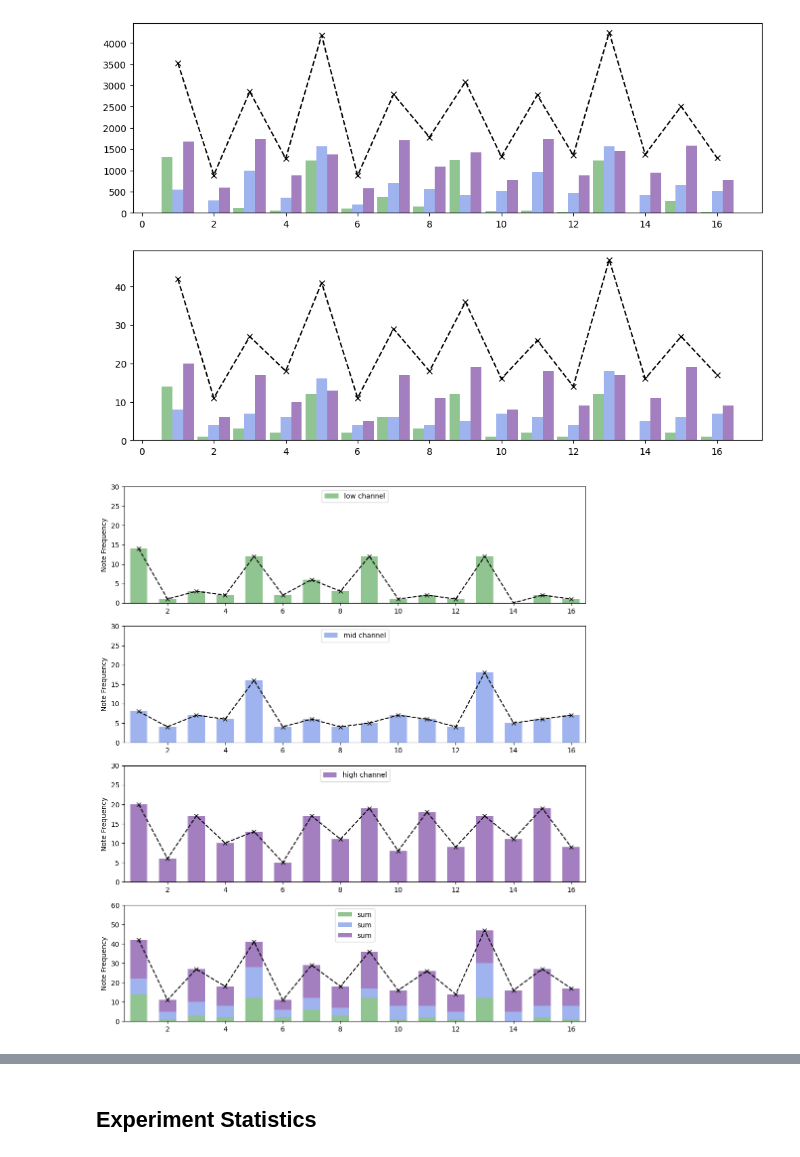
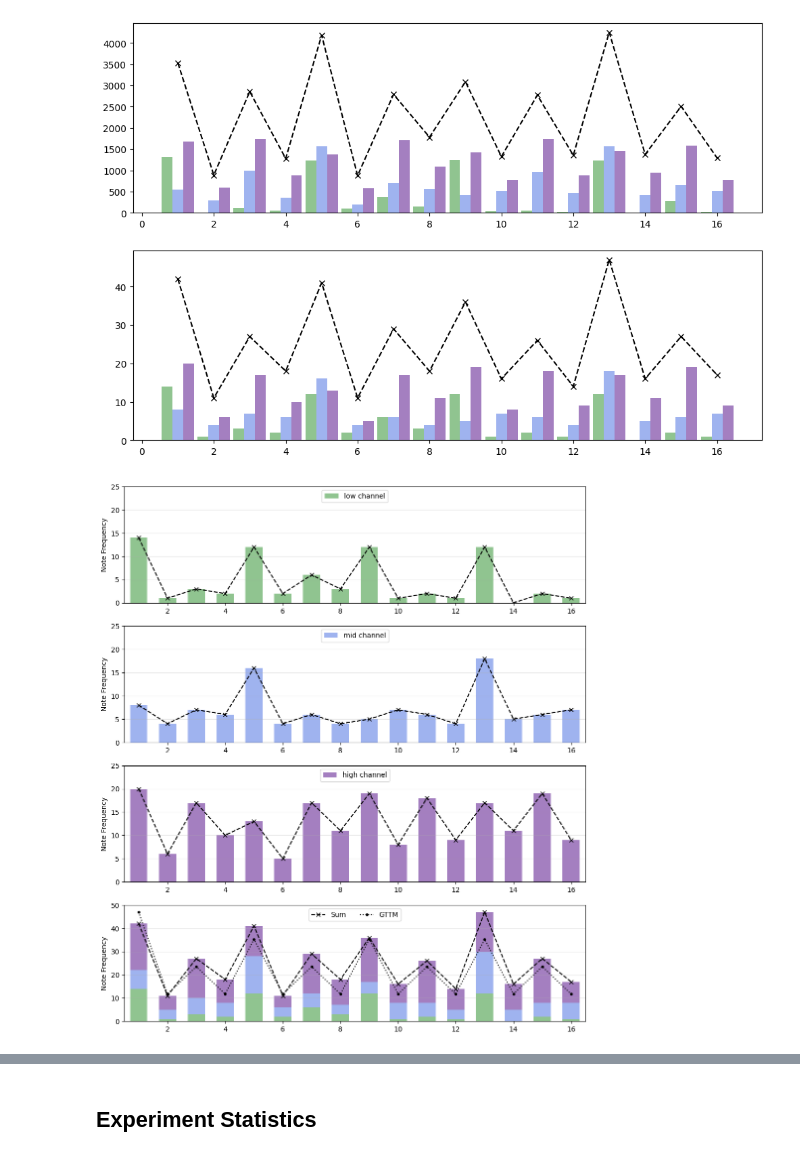
Before and after one commit to peter-clark/investigating-human-tapping-behavior-polyphonic-rhythms, a Jupyter notebook: 6-Tapping_Rhythmic_Contour_of_Polyphonic_Rhythms.ipynb, the cells around one changed output, grey strips where cells are left out. Saved outputs shown, nothing was run; the diff lists cells and outputs as text; code cells hidden in the pictures.

Commit message:
Midday update. section 6 graphs en route.

```diff
--- a/6-Tapping_Rhythmic_Contour_of_Polyphonic_Rhythms.ipynb
+++ b/6-Tapping_Rhythmic_Contour_of_Polyphonic_Rhythms.ipynb
@@ -122,3 +122,24 @@ exp note cnts [ 74. 113. 209.  48. 396.]
  1456.  943. 1579.  762.]
 [3531.  889. 2855. 1278. 4184.  876. 2791. 1782. 3087. 1324. 2772. 1356.
  4252. 1376. 2508. 1293.]
+# %%
+colors_light=['lightgreen','lightblue','mediumpurple']
+colors_dark=['forestgreen', 'royalblue','indigo']
+
+fig, (ax) = plt.subplots(figsize=(6,9))
+bottom =[0,0]
+boxes =["low all","mid all", "high all","low exp", "mid exp", "high exp"]
+for i in range(3):
+    ax.bar(0.2,note_counts[i]/note_counts[4], color=colors_light[i], alpha=0.5,width=0.5, bottom=bottom[0], label=boxes[i])
+    bottom[0] += note_counts[i]/note_counts[4]
+    txt = np.round(bottom[0]*100, 2)
+    ax.text(0.3, bottom[0], str(txt)+"%")
+
+    ax.bar(0.8,exp_note_counts[i]/exp_note_counts[4], color=colors_dark[i], alpha=0.5,width=0.5, bottom=bottom[1], label=boxes[i+3])
+    bottom[1] += exp_note_counts[i]/exp_note_counts[4]
+    txt2 = np.round(bottom[1]*100, 2)
+    ax.text(0.57, bottom[1], str(txt2)+"%")
+ax.legend(bbox_to_anchor=([0.1, 1]), ncols=3)
+ax.set_xticks([0.2,0.8])
+ax.set_xticklabels(["Whole Dataset", "Experiment"])
+plt.show()
@@ -150,35 +175,44 @@ plt.show()
 fig, (ax1,ax2,ax3, ax4) = plt.subplots(4,1, figsize=(12,14))
 #fig.subplots_adjust(hspace=0.3)
 
 colors_light=['lightgreen','lightblue','mediumpurple']
 colors_dark=['forestgreen', 'royalblue','indigo']
 idx = np.arange(16)+1
 idx_l = idx-0.3
 idx_r = idx+0.3
 pos=[-0.45,0.0,0.45]
 bar_width = 0.6
 ax1.bar(idx,_exp_note_counts_by_step[0], color=colors_dark[0], alpha=0.5, width=bar_width, label="low channel")
 
 ax2.bar(idx,_exp_note_counts_by_step[1], color=colors_dark[1], alpha=0.5, width=bar_width, label="mid channel")
 
 ax3.bar(idx,_exp_note_counts_by_step[2], color=colors_dark[2], alpha=0.5, width=bar_width, label="high channel")
 bottom=np.array([0.0 for x in range(16)])
 for i in range(3):
     ax4.bar(idx, _exp_note_counts_by_step[i], color=colors_dark[i], alpha=0.5,width=bar_width, label="sum", bottom=bottom)
     bottom += _exp_note_counts_by_step[i]
 
 ax1.plot(idx, _exp_note_counts_by_step[0], color='black', linestyle="--", marker="x")
 ax2.plot(idx, _exp_note_counts_by_step[1], color='black', linestyle="--", marker="x")
 ax3.plot(idx, _exp_note_counts_by_step[2], color='black', linestyle="--", marker="x")
-ax4.plot(idx, _exp_note_counts_by_step[3], color='black', linestyle="--", marker="x")
+line, =ax4.plot(idx, _exp_note_counts_by_step[3], color='black', linestyle="--", marker="x")
+
+gttm = np.array([4,1,2,1,3,1,2,1,3,1,2,1,3,1,2,1],dtype=float)
+gttm /= np.max(gttm)
+gttm *= np.max(_exp_note_counts_by_step[3])
+line2, =ax4.plot(idx, gttm, color='black', linestyle=":", marker=".")
 
 plts = [ax1,ax2,ax3,ax4]
 for p in plts:
-    p.legend(loc='upper center', ncols=1)
+    p.grid(alpha=0.3, axis='y')
+    if p!=ax4:
+        p.legend(loc='upper center', ncols=1)
     p.set_xlim([0.5,16.5])
-    p.set_ylim([0,30])
+    p.set_ylim([0,25])
     p.set_ylabel("Note Frequency")
-    ax4.set_ylim([0,60])
+    ax4.set_ylim([0,50])
+
+ax4.legend([line, line2], ("Sum", "GTTM"), loc="upper center", ncols=2)
 plt.show()
 # %% [output]
-[figure, old version]
+[figure, new version]
```
Also changed, not shown: parts of 4 cells of this notebook, 1 other file.
